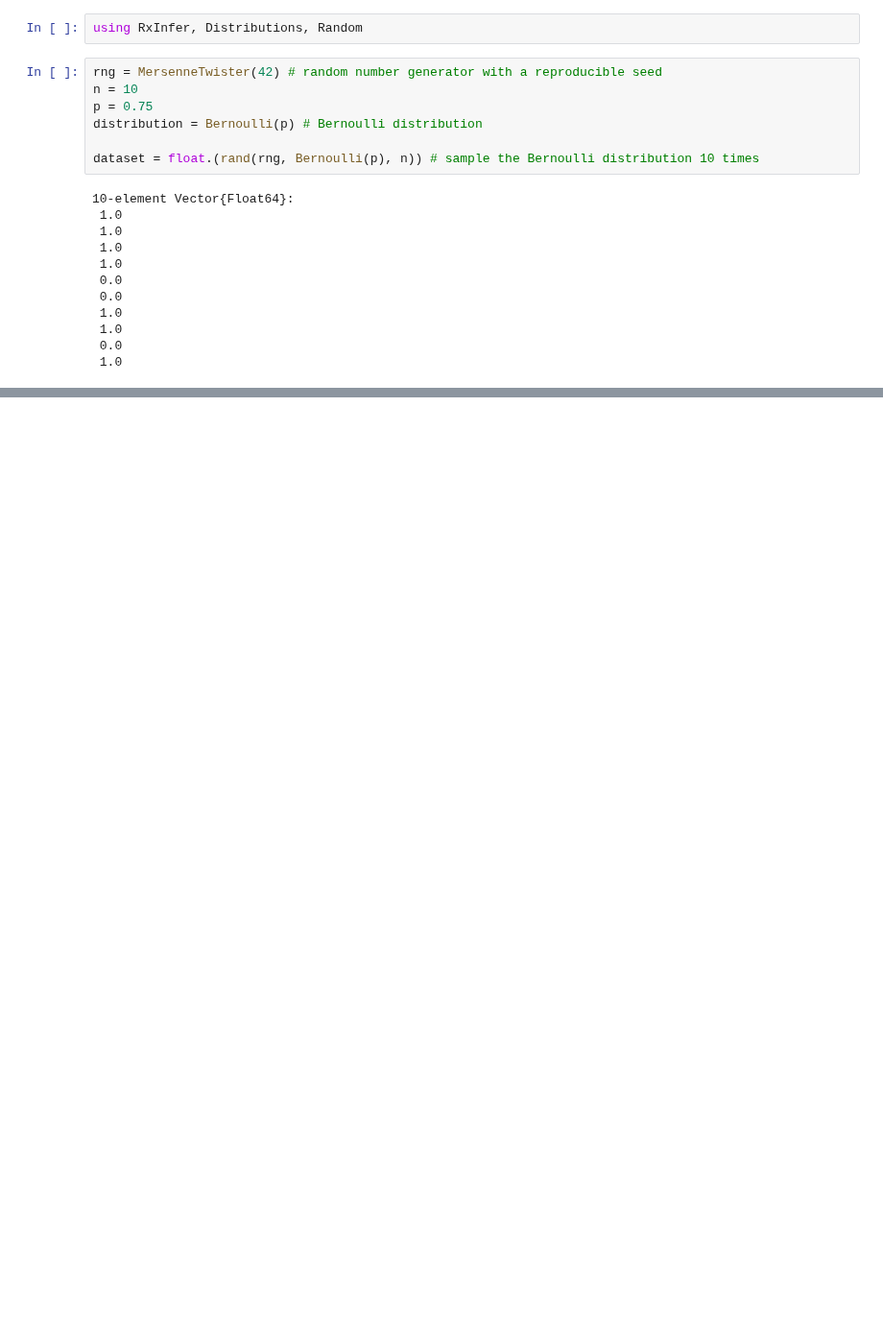
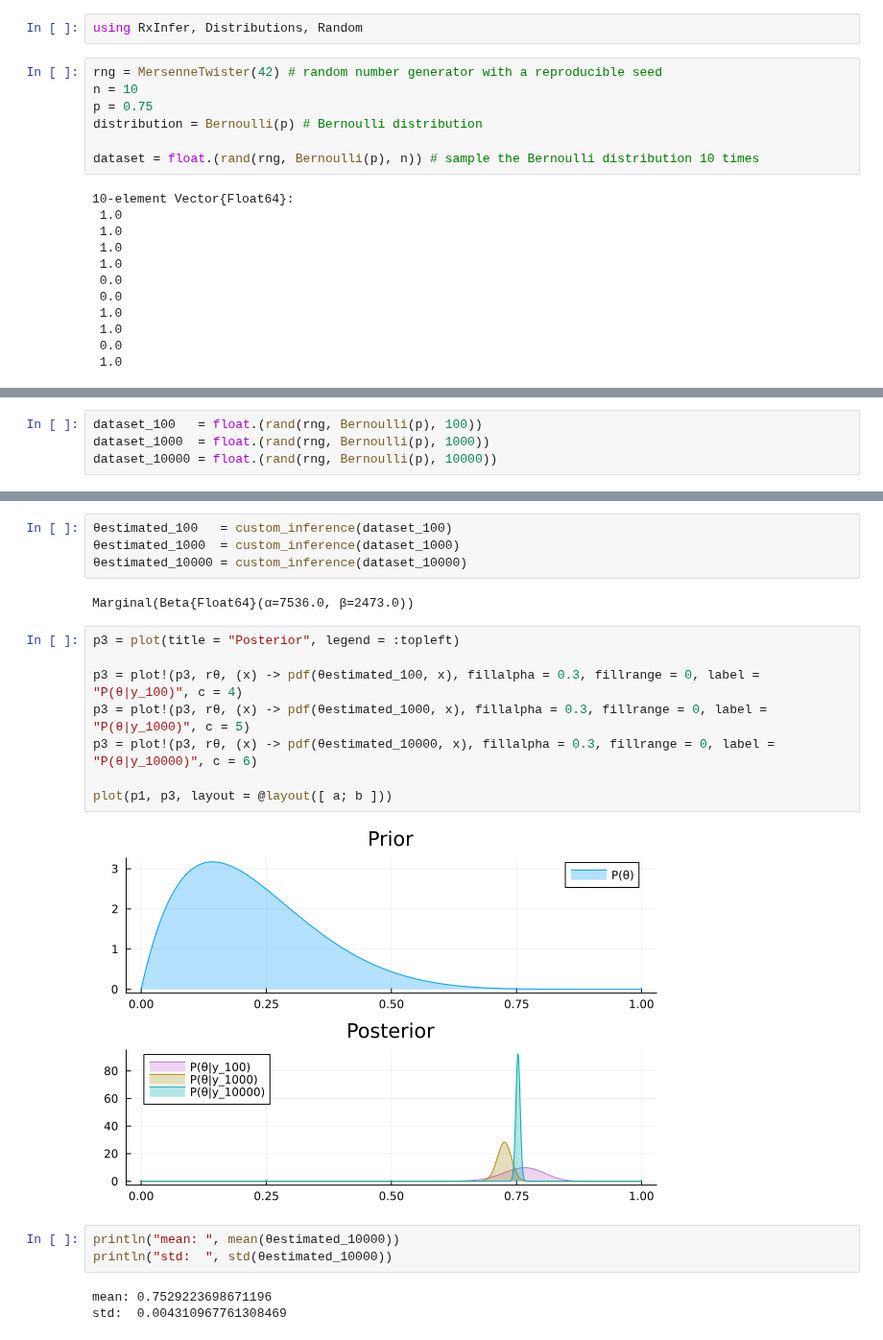
Before and after one commit to ActiveInferenceInstitute/ActiveInferenceImplementations, a Jupyter notebook: RxInfer.jl/00_intro.ipynb, the cells around one changed output, grey strips where cells are left out. Shown at 96% size. Saved outputs shown, nothing was run; the diff lists cells and outputs as text; blank space fills up the shorter version.

```diff
--- a/RxInfer.jl/00_intro.ipynb
+++ b/RxInfer.jl/00_intro.ipynb
@@ -51,0 +145,4 @@ dataset = float.(rand(rng, Bernoulli(p), n)) # sample the Bernoulli distribution
+# %%
+dataset_100   = float.(rand(rng, Bernoulli(p), 100))
+dataset_1000  = float.(rand(rng, Bernoulli(p), 1000))
+dataset_10000 = float.(rand(rng, Bernoulli(p), 10000))
@@ -51,0 +167,22 @@ dataset = float.(rand(rng, Bernoulli(p), n)) # sample the Bernoulli distribution
+# %%
+θestimated_100   = custom_inference(dataset_100)
+θestimated_1000  = custom_inference(dataset_1000)
+θestimated_10000 = custom_inference(dataset_10000)
+# %% [output]
+Marginal(Beta{Float64}(α=7536.0, β=2473.0))
+# %%
+p3 = plot(title = "Posterior", legend = :topleft)
+
+p3 = plot!(p3, rθ, (x) -> pdf(θestimated_100, x), fillalpha = 0.3, fillrange = 0, label = "P(θ|y_100)", c = 4)
+p3 = plot!(p3, rθ, (x) -> pdf(θestimated_1000, x), fillalpha = 0.3, fillrange = 0, label = "P(θ|y_1000)", c = 5)
+p3 = plot!(p3, rθ, (x) -> pdf(θestimated_10000, x), fillalpha = 0.3, fillrange = 0, label = "P(θ|y_10000)", c = 6)
+
+plot(p1, p3, layout = @layout([ a; b ]))
+# %% [output]
+[figure, added]
+# %%
+println("mean: ", mean(θestimated_10000))
+println("std:  ", std(θestimated_10000))
+# %% [output]
+mean: 0.7529223698671196
+std:  0.004310967761308469
```
Also changed, not shown: parts of 17 cells of this notebook.
